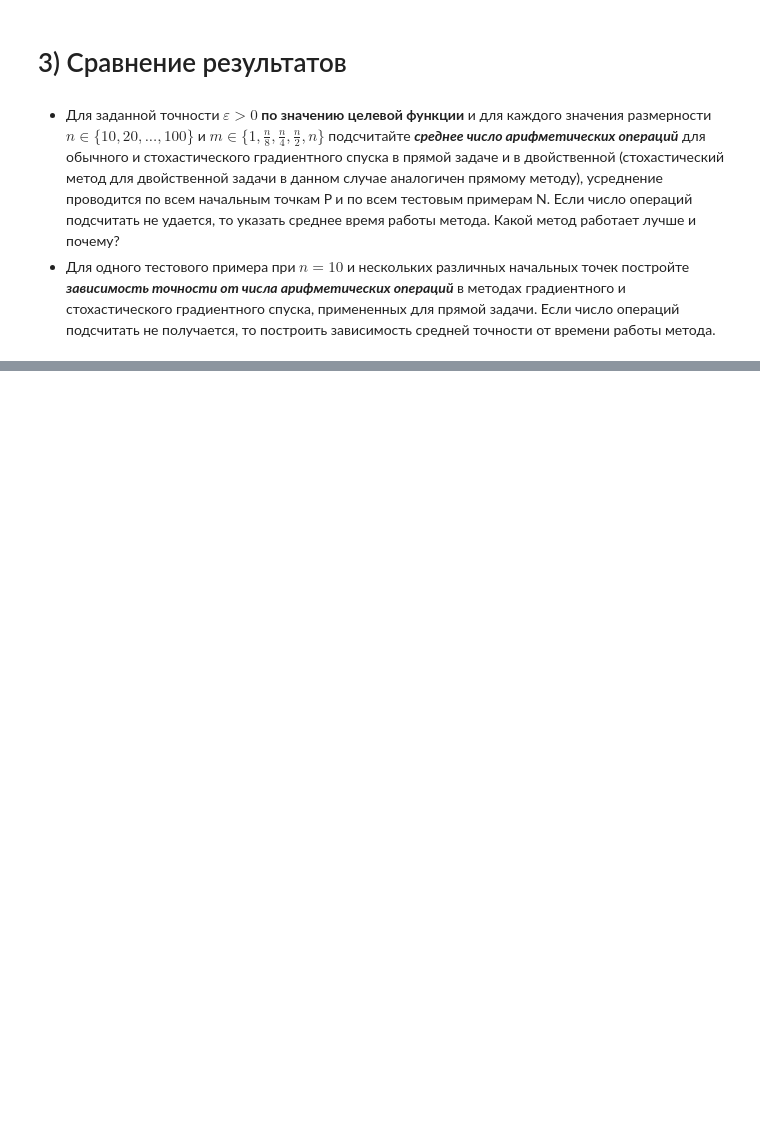
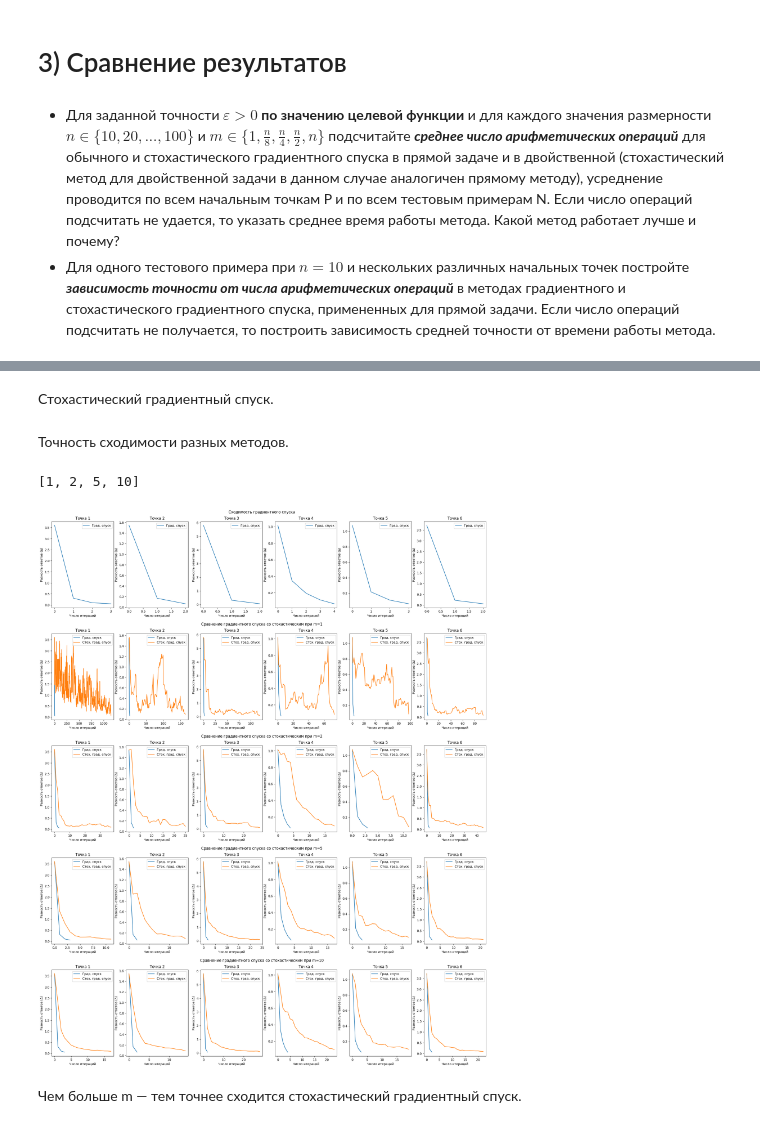
Before and after one commit to DenisKabanov/modern_methods_of_decision_making, a Jupyter notebook: 2) Stochastic gradient descent/task.ipynb, the cells around one changed output, grey strips where cells are left out. Drawn from its saved outputs; the diff is of its cells as text; code cells hidden in the pictures; blank space fills up the shorter version.

```diff
--- a/2) Stochastic gradient descent/task.ipynb
+++ b/2) Stochastic gradient descent/task.ipynb
@@ -499,7 +499,7 @@ def stochastic_gradient_descent_dual(λ: np.array, A: np.array, res_solver: np.f
 
         res_stoh_grad_dual = func_dual(λ, A, μ) # считаем значение функции
 
-        η = max(η * 0.99, 0.001) # слегка уменьшаем шаг, но не меньше 0.001
+        η = max(η * 0.999, 0.0001) # слегка уменьшаем шаг, но не меньше 0.0001
         iterations += 1 # увеличиваем общее число итераций на рассматриваемой размерности dim
 
     return [res_stoh_grad_dual, x, iterations] # возвращаем [оптимальное значение функции, оптимальная точка λ, число итераций]
@@ -527,0 +656,8 @@ for dim in tqdm(n): # идём по возможному числу переме
+# %%
+start_points = [] # список под стартовые точки
+
+for p in range(6): # идём по числу случайных стартовых точек
+    # генерируем начальную точку при ограничение задачи — квадрат евклидовой нормы вектора x ≤ 1
+    x = np.random.randint(low=0, high=100, size=(DIM, 1)) # генерируем случайные числа размера количества переменных (изначально они могут нарушать ограничения)
+    x = x/np.linalg.norm(x, ord=2) # делим значение сгенерированного вектора на его евклидову норму, чтобы новая норма была точно ≤ 1 (на самом деле она будет лишь слегка меньше 1, но такая точка уже не нарушает ограничение задачи)
+    start_points.append(x)
@@ -527,0 +684,2 @@ for dim in tqdm(n): # идём по возможному числу переме
+# %% [markdown]
+Стохастический градиентный спуск.
@@ -527,0 +723,37 @@ for dim in tqdm(n): # идём по возможному числу переме
+# %% [markdown]
+Точность сходимости разных методов.
+# %%
+m = sorted(set([1, int(DIM/8), int(DIM/4), int(DIM/2), DIM])) # значения параметра m стохастического градиентного спуска
+m
+# %% [output]
+[1, 2, 5, 10]
+# %%
+fig = plt.figure(figsize=(25, 25)) # создание фигуры размера figsize
+subfigs = fig.subfigures(nrows=len(m)+1, ncols=1) # создание подфигур (len(n) строк и всего один столбец)
+
+subfigs[0].suptitle(f"Сходимость градиентного спуска") # добавление названия строке фигур
+axes = subfigs[0].subplots(nrows=1, ncols=6) # создание шести подфигур в одной строке (под точки)
+
+for col in range(6): # идём по столбцам (точкам) фигуры-строки
+    axes[col].plot(range(len(accuracy["grad"][col])), accuracy["grad"][col], label="Град. спуск") # построение графика на оси ax
+    axes[col].set_title(f"Точка {col+1}") # название фигуры
+    axes[col].set_xlabel("Число итераций") # подпись по оси OX
+    axes[col].set_ylabel("Разность ответов (Δ)") # подпись по оси OY
+    axes[col].legend() # отображение подписей графиков
+
+for row, subfig in enumerate(subfigs[1:]):
+    subfig.suptitle(f"Сравнение градиентного спуска со стохастическим при m={m[row]}") # добавление названия строке фигур
+    axes = subfig.subplots(nrows=1, ncols=6) # создание шести подфигур в одной строке (под точки)
+
+    for col in range(6): # идём по столбцам (точкам) фигуры-строки
+        axes[col].plot(range(len(accuracy["grad"][col])), accuracy["grad"][col], label="Град. спуск") # построение графика на оси ax
+        axes[col].plot(range(len(accuracy[f"stoh grad m={m[row]}"][col])), accuracy[f"stoh grad m={m[row]}"][col], label="Стох. град. спуск") # построение графика на оси ax
+        axes[col].set_title(f"Точка {col+1}") # название фигуры
+        axes[col].set_xlabel("Число итераций") # подпись по оси OX
+        axes[col].set_ylabel("Разность ответов (Δ)") # подпись по оси OY
+        axes[col].legend() # отображение подписей графиков
+plt.show() # показ фигуры
+# %% [output]
+[figure, added]
+# %% [markdown]
+Чем больше m — тем точнее сходится стохастический градиентный спуск.
```
Also changed, not shown: parts of 22 cells of this notebook.
